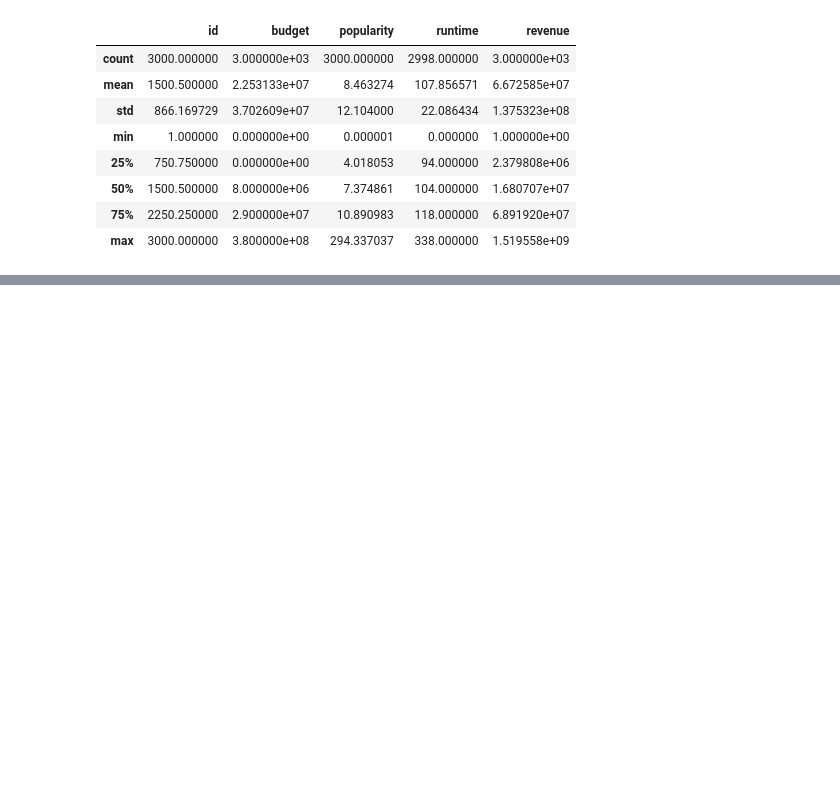
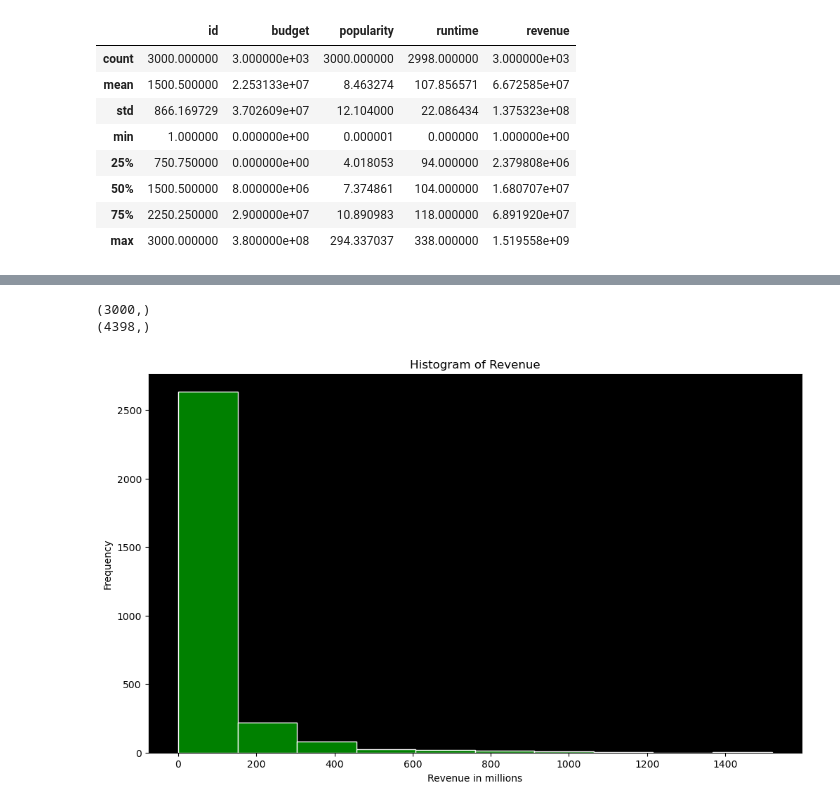
Before and after one commit to ntcong4700/EKI_del_Pino, a Jupyter notebook: 3. Aufgabe ML Regression/TMDB/TMDB.ipynb, the cells around one changed output, grey strips where cells are left out. Saved outputs shown, nothing was run; the diff lists cells and outputs as text; code cells hidden in the pictures; blank space fills up the shorter version.

```diff
--- a/3. Aufgabe ML Regression/TMDB/TMDB.ipynb
+++ b/3. Aufgabe ML Regression/TMDB/TMDB.ipynb
@@ -36,3 +106,15 @@ train_data.describe()
 | 50% | 1500.500000 | 8.000000e+06 | 7.374861 | 104.000000 | 1.680707e+07 |
 | 75% | 2250.250000 | 2.900000e+07 | 10.890983 | 118.000000 | 6.891920e+07 |
 | max | 3000.000000 | 3.800000e+08 | 294.337037 | 338.000000 | 1.519558e+09 |
+# %%
+# Missing value filling
+from sklearn.impute import SimpleImputer
+imp = SimpleImputer(missing_values=np.nan, strategy='mean')
+
+print(train_data['runtime'].isnull().sum())
+print(test_data['runtime'].isnull().sum())
+train_data['runtime'] = imp.fit_transform(train_data[['runtime']])
+test_data['runtime'] = imp.fit_transform(test_data[['runtime']])
+
+print(train_data['runtime'].isnull().sum())
+print(test_data['runtime'].isnull().sum())
@@ -38,0 +152,17 @@ train_data.describe()
+# %%
+print(y.shape)
+print(y_test.shape)
+# %% [output]
+(3000,)
+(4398,)
+# %%
+plt.figure(figsize=(12, 7))
+plt.axes().set_facecolor("black")
+plt.hist(train_data['revenue']/1_000_000, bins=10, color='green', edgecolor='white' )
+
+plt.xlabel('Revenue in millions')
+plt.ylabel('Frequency')
+plt.title('Histogram of Revenue')
+plt.show()
+# %% [output]
+[figure, added]
```
Also changed, not shown: parts of 28 cells of this notebook, 2 other files.
